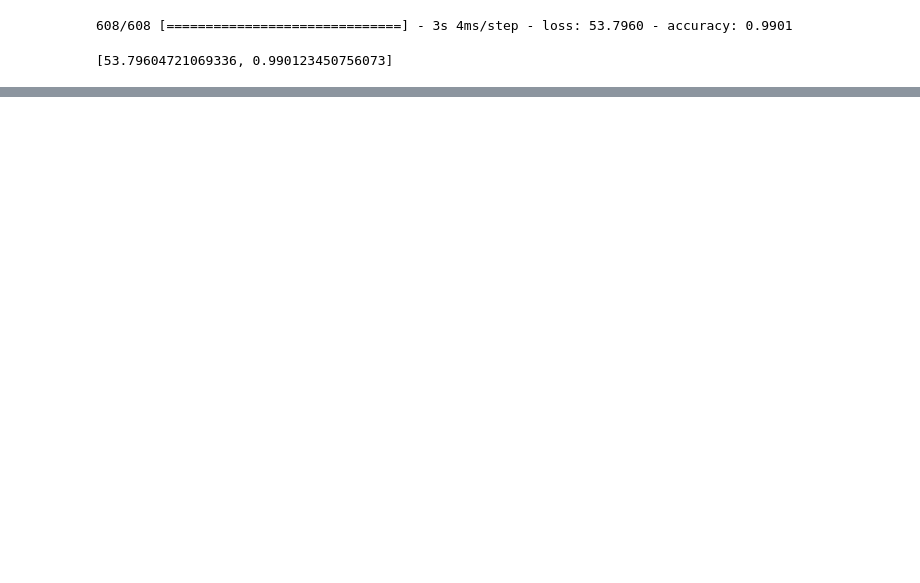
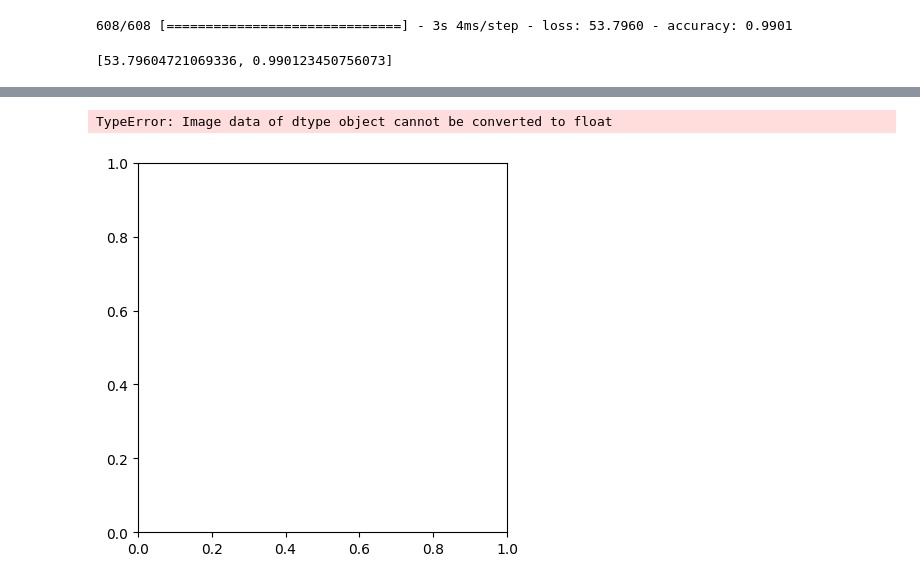
Before and after one commit to yariks5s/machLearn-CompVision, a Jupyter notebook: convolutional_nn_figures/main.ipynb, the cells around one changed output, grey strips where cells are left out. Cells and saved outputs as stored; diff of their text form; code cells hidden in the pictures; blank space fills up the shorter version.

```diff
--- a/convolutional_nn_figures/main.ipynb
+++ b/convolutional_nn_figures/main.ipynb
@@ -290,0 +325,15 @@ for i, (image, label) in enumerate(test_dataset.take(9)):
+# %%
+dataset = tf.data.Dataset.from_tensor_slices((np.load("test_case_0.npy")))
+dataset = dataset.shuffle(4).batch(4)
+# %%
+lenet_model = tf.keras.models.load_model('model.h5')
+# %%
+
+ax = plt.subplot(1, 1, 1)
+plt.imshow(dataset.take(1))
+    # plt.title(str(decide_type(lenet_model.predict(image)[0])))
+print(lenet_model.predict(dataset.take(1))[0])
+plt.axis('off')
+# %% [output]
+TypeError: Image data of dtype object cannot be converted to float
+[figure, added]
```
Also changed, not shown: parts of 18 cells of this notebook, 8 other files.
